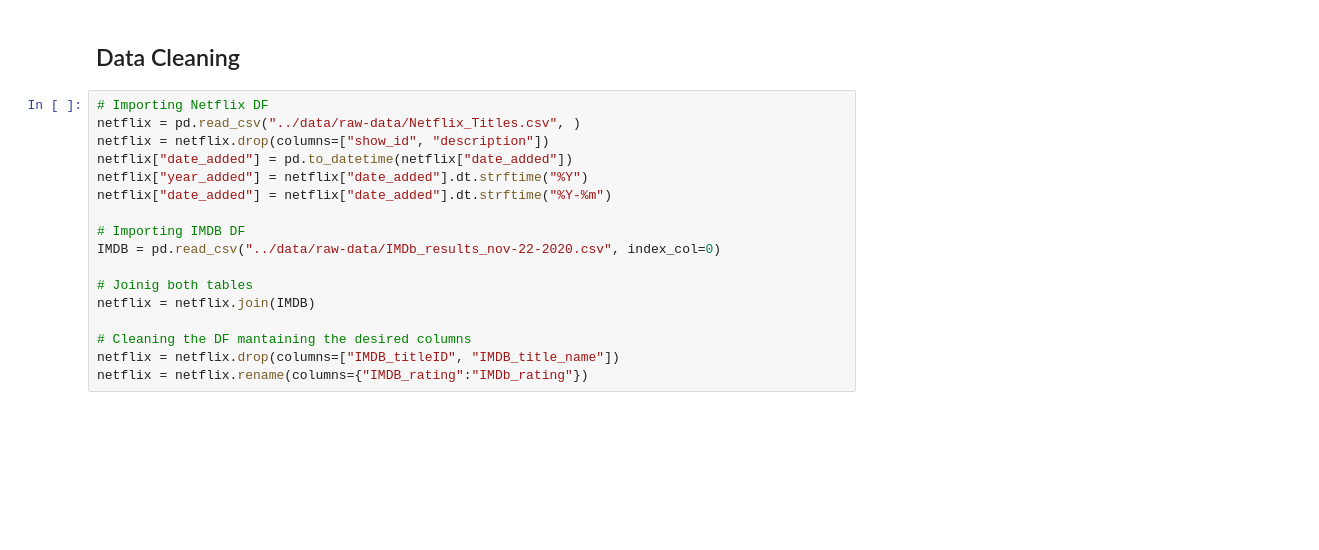
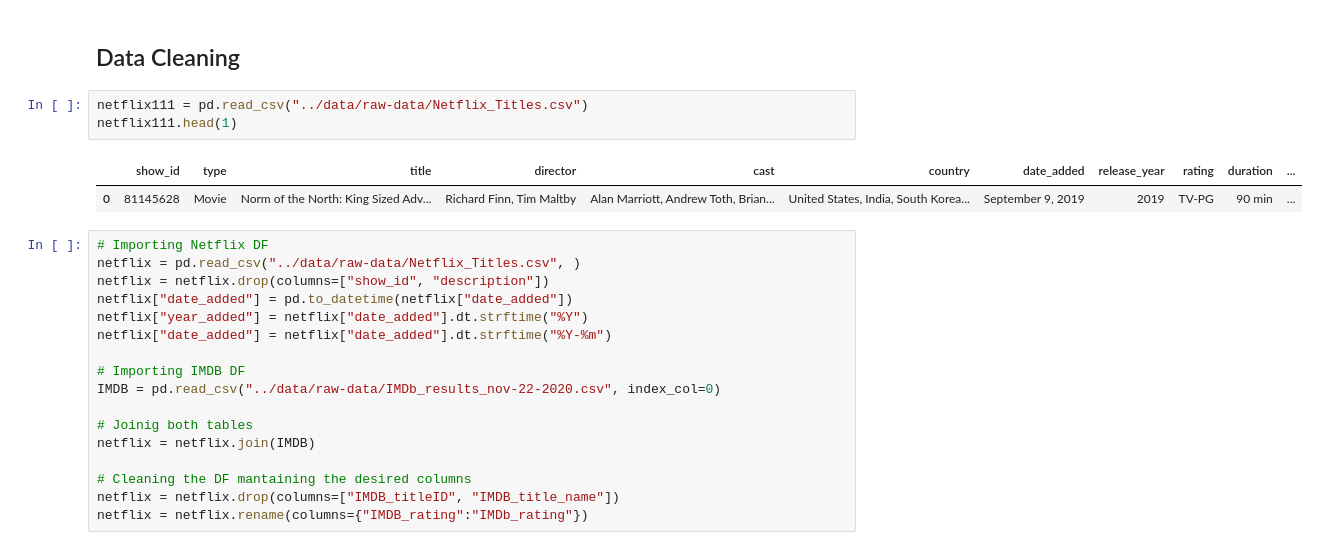
Before and after one commit to VictorLJay/Netflix-Analysis, a Jupyter notebook: your-project/data-cleaning.ipynb, the cells around one changed output. Cells and saved outputs as stored; diff of their text form; blank space fills up the shorter version.

```diff
--- a/your-project/data-cleaning.ipynb
+++ b/your-project/data-cleaning.ipynb
@@ -6,6 +6,12 @@ import re
 from datetime import datetime as dt
 # %% [markdown]
 ## Data Cleaning
+# %%
+netflix111 = pd.read_csv("../data/raw-data/Netflix_Titles.csv")
+netflix111.head(1)
+# %% [output]
+|  | show_id | type | title | director | cast | country | date_added | release_year | rating | duration | ... |
+| 0 | 81145628 | Movie | Norm of the North: King Sized Adv... | Richard Finn, Tim Maltby | Alan Marriott, Andrew Toth, Brian... | United States, India, South Korea... | September 9, 2019 | 2019 | TV-PG | 90 min | ... |
 # %%
 # Importing Netflix DF
 netflix = pd.read_csv("../data/raw-data/Netflix_Titles.csv", )
```
Also changed, not shown: 9 other files.
